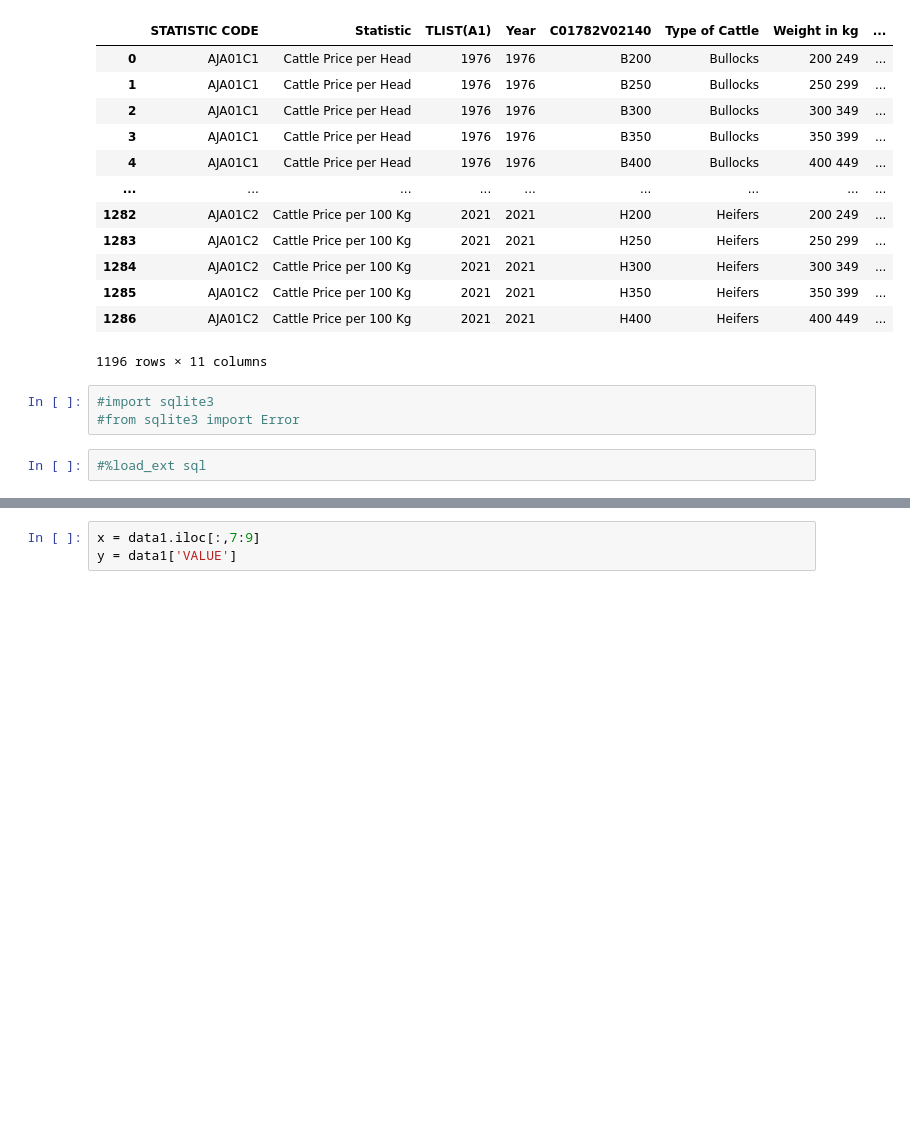
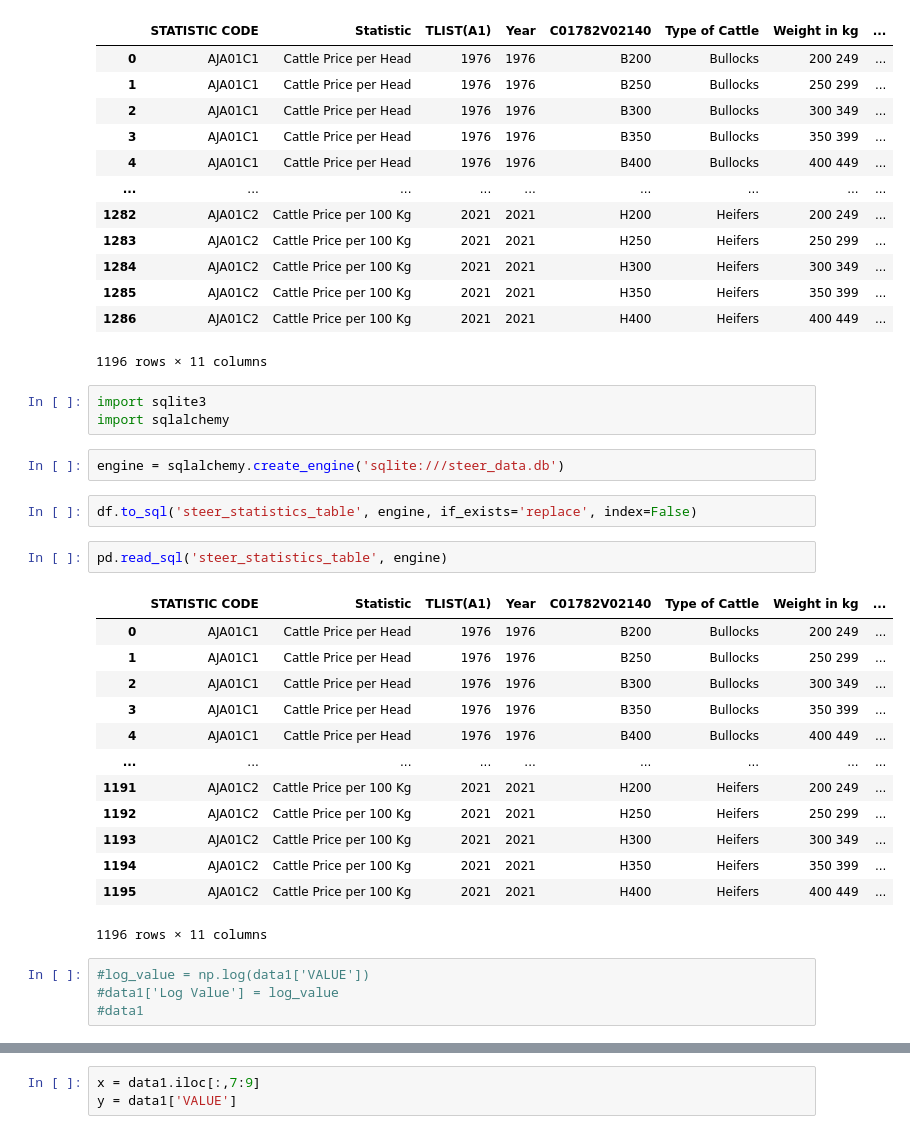
Before and after one commit to vicalfayo09/steer_price_prediction_ml, a Jupyter notebook: datasetloading.ipynb, the cells around one changed output, grey strips where cells are left out. Cells and saved outputs as stored; diff of their text form; blank space fills up the shorter version.

```diff
--- a/datasetloading.ipynb
+++ b/datasetloading.ipynb
@@ -293,8 +293,30 @@ df
 | 1285 | AJA01C2 | Cattle Price per 100 Kg | 2021 | 2021 | H350 | Heifers | 350 399 | ... |
 | 1286 | AJA01C2 | Cattle Price per 100 Kg | 2021 | 2021 | H400 | Heifers | 400 449 | ... |
 1196 rows × 11 columns
-# %%
-#import sqlite3
-#from sqlite3 import Error
-# %%
-#%load_ext sql
+# %%
+import sqlite3
+import sqlalchemy
+# %%
+engine = sqlalchemy.create_engine('sqlite:///steer_data.db')
+# %%
+df.to_sql('steer_statistics_table', engine, if_exists='replace', index=False)
+# %%
+pd.read_sql('steer_statistics_table', engine)
+# %% [output]
+|  | STATISTIC CODE | Statistic | TLIST(A1) | Year | C01782V02140 | Type of Cattle | Weight in kg | ... |
+| 0 | AJA01C1 | Cattle Price per Head | 1976 | 1976 | B200 | Bullocks | 200 249 | ... |
+| 1 | AJA01C1 | Cattle Price per Head | 1976 | 1976 | B250 | Bullocks | 250 299 | ... |
+| 2 | AJA01C1 | Cattle Price per Head | 1976 | 1976 | B300 | Bullocks | 300 349 | ... |
+| 3 | AJA01C1 | Cattle Price per Head | 1976 | 1976 | B350 | Bullocks | 350 399 | ... |
+| 4 | AJA01C1 | Cattle Price per Head | 1976 | 1976 | B400 | Bullocks | 400 449 | ... |
+| ... | ... | ... | ... | ... | ... | ... | ... | ... |
+| 1191 | AJA01C2 | Cattle Price per 100 Kg | 2021 | 2021 | H200 | Heifers | 200 249 | ... |
+| 1192 | AJA01C2 | Cattle Price per 100 Kg | 2021 | 2021 | H250 | Heifers | 250 299 | ... |
+| 1193 | AJA01C2 | Cattle Price per 100 Kg | 2021 | 2021 | H300 | Heifers | 300 349 | ... |
+| 1194 | AJA01C2 | Cattle Price per 100 Kg | 2021 | 2021 | H350 | Heifers | 350 399 | ... |
+| 1195 | AJA01C2 | Cattle Price per 100 Kg | 2021 | 2021 | H400 | Heifers | 400 449 | ... |
+1196 rows × 11 columns
+# %%
+#log_value = np.log(data1['VALUE'])
+#data1['Log Value'] = log_value
+#data1
```
Also changed, not shown: parts of 38 cells of this notebook.
